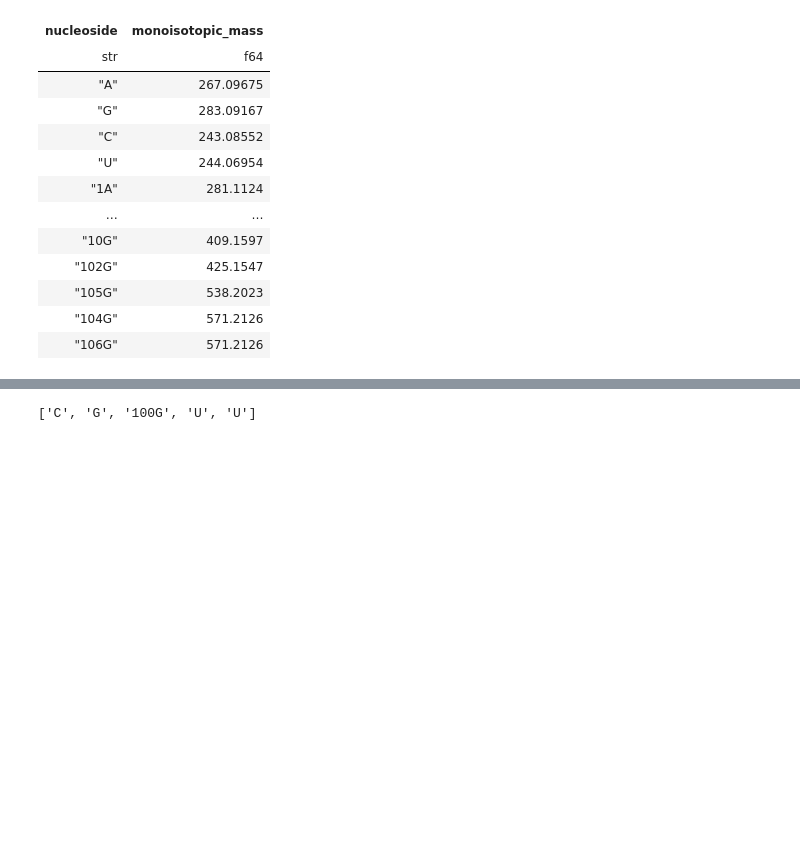
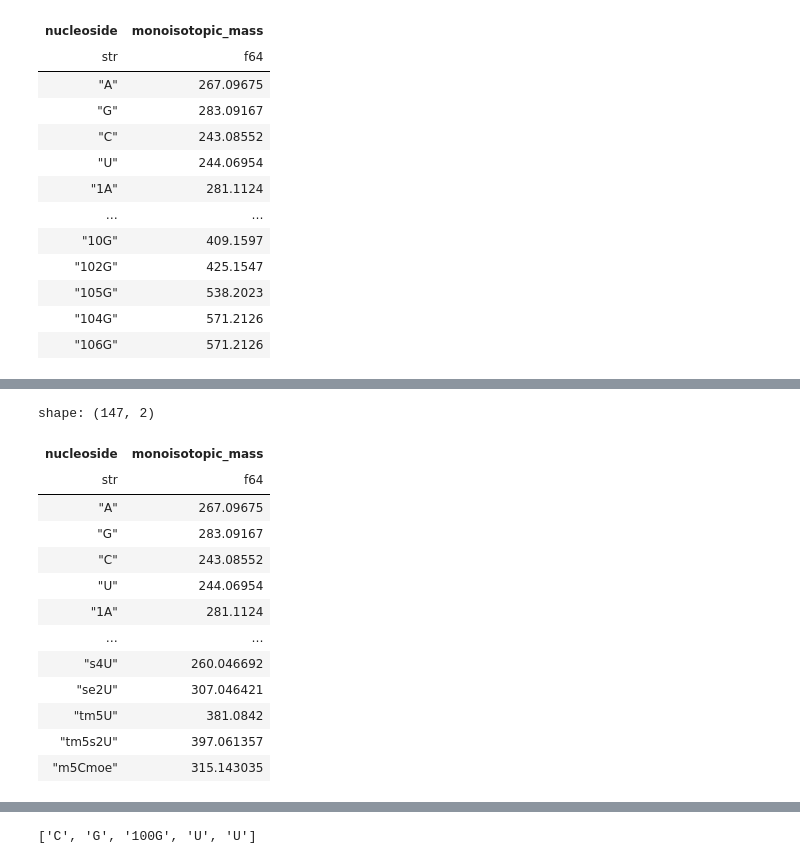
Before and after one commit to spectrseq/spectrseqtools-evaluation, a Jupyter notebook: playground/learn.ipynb, the cells around one changed output, grey strips where cells are left out. Drawn from its saved outputs; the diff is of its cells as text; code cells hidden in the pictures; blank space fills up the shorter version.

```diff
--- a/playground/learn.ipynb
+++ b/playground/learn.ipynb
@@ -29,0 +77,18 @@ shape: (67, 2)
+# %%
+masses_all = masses.vstack(masses_pyrimidines)
+masses_all
+# %% [output]
+shape: (147, 2)
+| nucleoside | monoisotopic_mass |
+| str | f64 |
+| "A" | 267.09675 |
+| "G" | 283.09167 |
+| "C" | 243.08552 |
+| "U" | 244.06954 |
+| "1A" | 281.1124 |
+| … | … |
+| "s4U" | 260.046692 |
+| "se2U" | 307.046421 |
+| "tm5U" | 381.0842 |
+| "tm5s2U" | 397.061357 |
+| "m5Cmoe" | 315.143035 |
```
Also changed, not shown: parts of 10 cells of this notebook, 5 other files.
